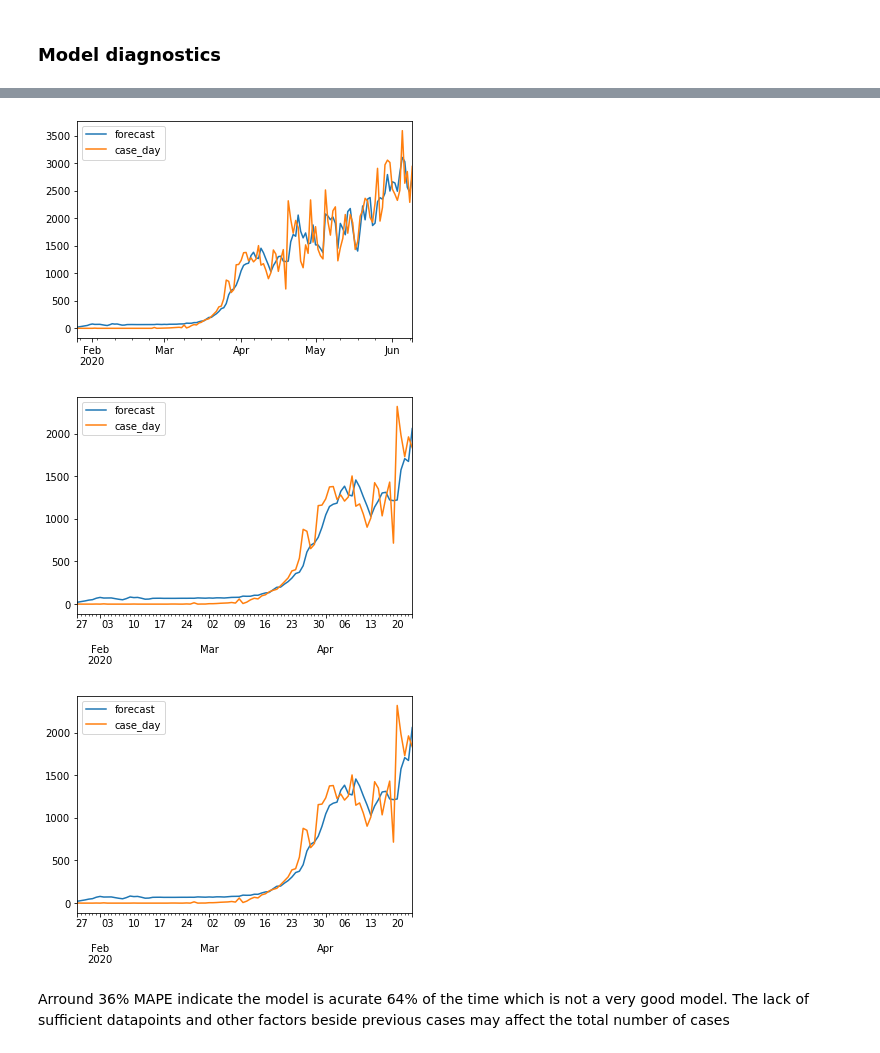
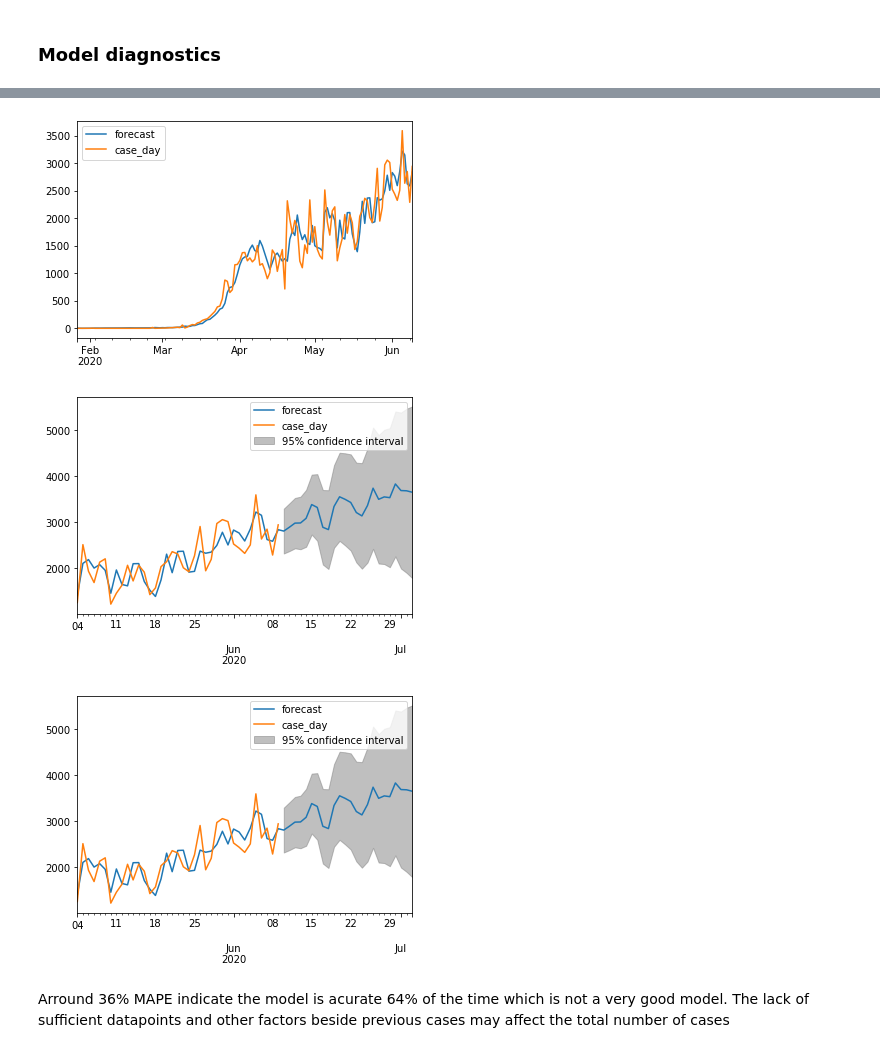
Before and after one commit to menlodoug/Final_Project, a Jupyter notebook: Machine Learning/arima_cases_prediction.ipynb, the cells around one changed output, grey strips where cells are left out. Drawn from its saved outputs; the diff is of its cells as text; code cells hidden in the pictures.

```diff
--- a/Machine Learning/arima_cases_prediction.ipynb
+++ b/Machine Learning/arima_cases_prediction.ipynb
@@ -254,11 +252,11 @@ Critical Values:
 # %%
 # using the pacf plot to determine the p values
-# we use the amount of lags outside the
-p = 10
+# we use the amount of lags outside the threshold
+p = 20
 # d for the level of differentiation needed
 # since the data is not stationary we use 2 level of differenciation
-d = 1
-q = 1
+d = 2
+q = 0
 model = ARIMA(cases, order=(p,d,q))
 model_fit = model.fit(disp=0)
 pyplot.plot(cases, color="blue", label="Current Value")
@@ -311,11 +336,11 @@ max    1097.173562
 model_fit.plot_predict(dynamic=False)
 plt.show()
 # %% [output]
-[figure, old version]
+[figure, new version]
 # %%
 # predict data
-model_fit.plot_predict(1,90)
+model_fit.plot_predict(100,160)
 # %% [output]
-[figure, old version]
+[figure, new version]
-[figure, old version]
+[figure, new version]
 # %%
```
Also changed, not shown: parts of 15 cells of this notebook, 4 other files.
